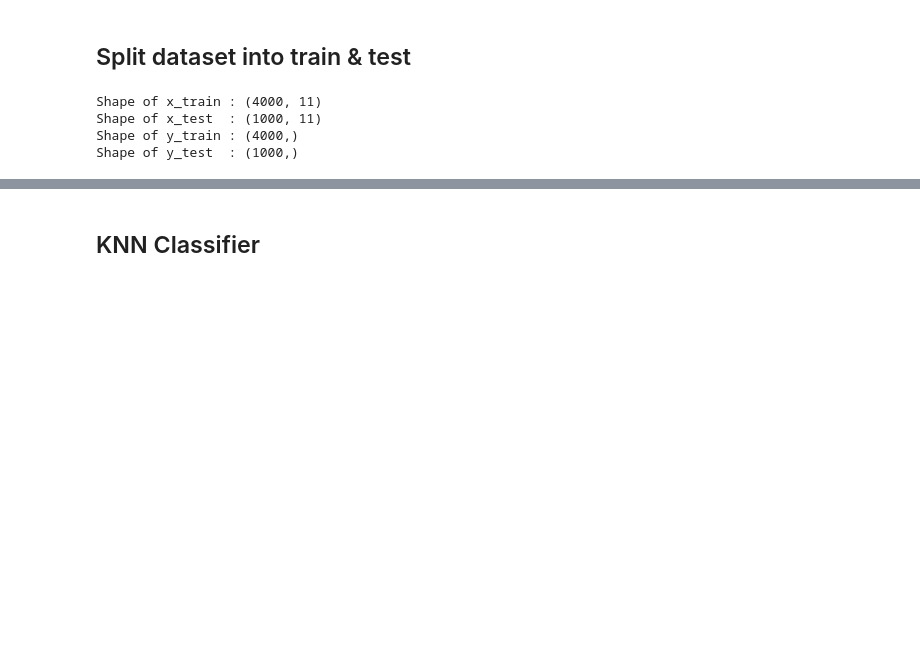
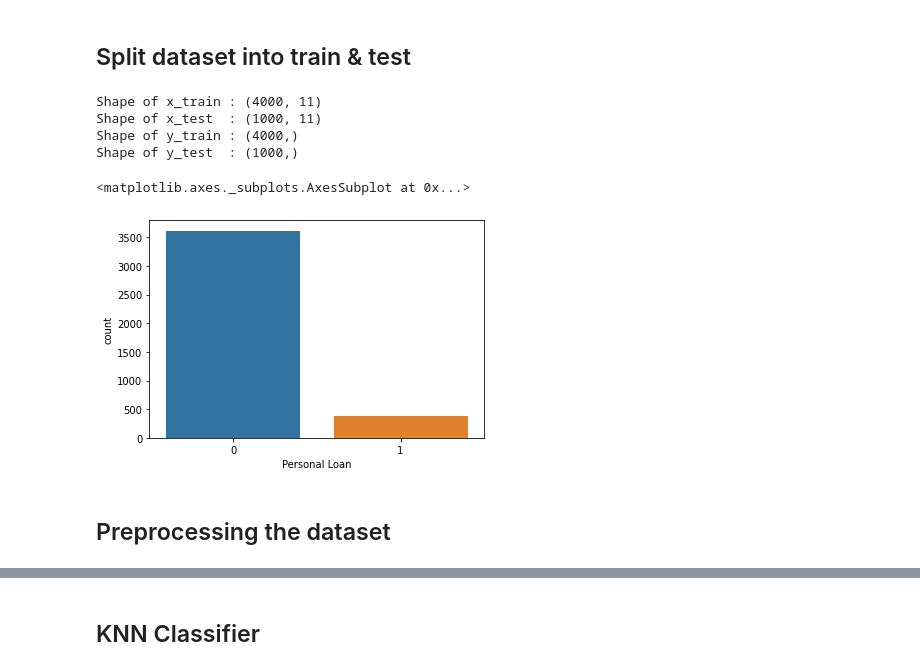
Before and after one commit to kaazima/Bank-Personal-Loan-Classification, a Jupyter notebook: KNN.ipynb, the cells around one changed output, grey strips where cells are left out. Drawn from its saved outputs; the diff is of its cells as text; code cells hidden in the pictures; blank space fills up the shorter version.

```diff
--- a/KNN.ipynb
+++ b/KNN.ipynb
@@ -95,3 +92,10 @@ Shape of x_train : (4000, 11)
 Shape of x_test  : (1000, 11)
 Shape of y_train : (4000,)
 Shape of y_test  : (1000,)
+# %%
+sns.countplot(y_train)
+# %% [output]
+<matplotlib.axes._subplots.AxesSubplot at 0x...>
+[figure, added]
+# %% [markdown]
+## Preprocessing the dataset
```
Also changed, not shown: parts of 26 cells of this notebook.
